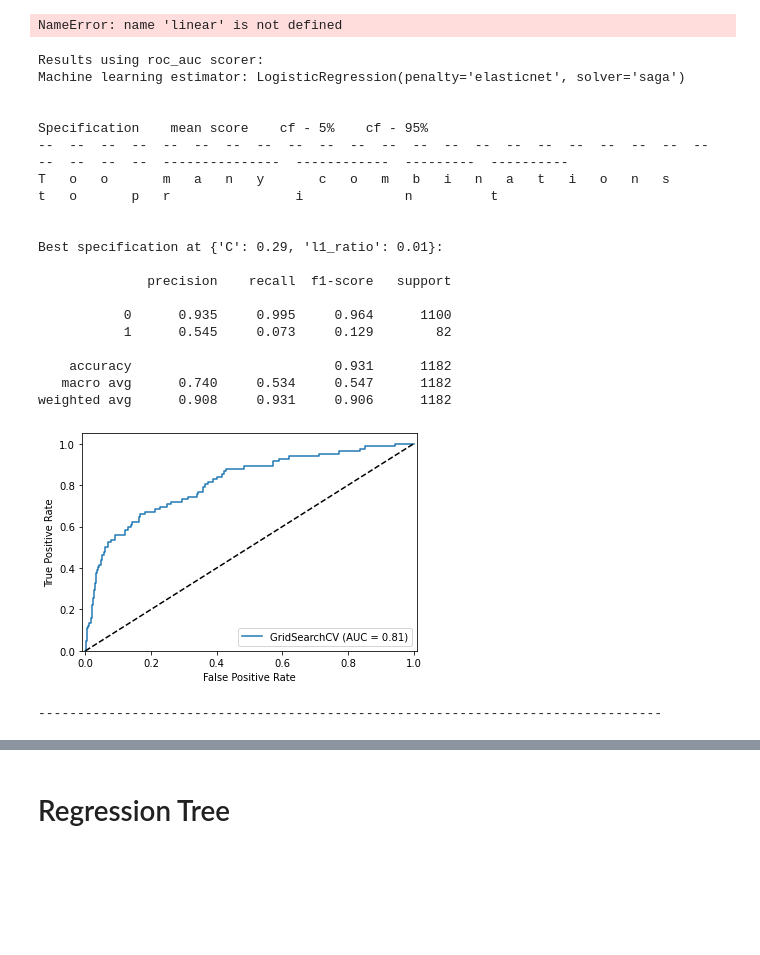
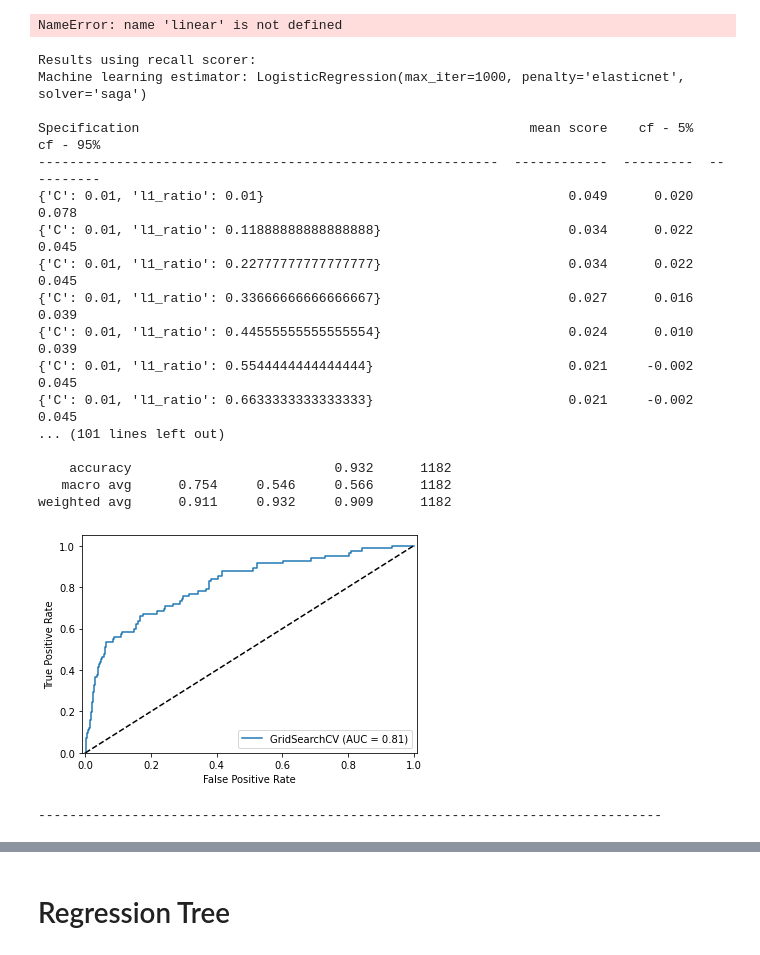
Before and after one commit to KarlTjensvoll/seminar_ml, a Jupyter notebook: code/python/karl_sandbox.ipynb, the cells around one changed output, grey strips where cells are left out. Cells and saved outputs as stored; diff of their text form; code cells hidden in the pictures; blank space fills up the shorter version.

```diff
--- a/code/python/karl_sandbox.ipynb
+++ b/code/python/karl_sandbox.ipynb
@@ -56,7 +53,7 @@ Bankrupt                  79           3
 # Elastic net
 # %%
 # Load data set
-x_train, x_test, y_train, y_test = data_handler.load_data(5)
+x_train, x_test, y_train, y_test = data_handler.load_data(5, out_frame=False)
 # %%
 
 logit_elastic_net = linear.LogisticRegression(
@@ -108,36 +105,38 @@ def loop_over_scores(
         ml.grid_cv_report(grid_result, x_test, y_test)
         print('-'*80)
         print()
+    return grid_result
 # %%
 parameters = {
     'C': np.linspace(0.01, 0.99, 10), 'l1_ratio': np.linspace(0.01, 0.99, 10)
 }
 logit_elastic_net = linear.LogisticRegression(
     penalty='elasticnet',
     solver='saga',
-    max_iter=100
+    max_iter=1000
 )
-scorer_list = ['recall', 'roc_auc', 'accuracy']
-scorer_list = ['roc_auc']
-loop_over_scores(logit_elastic_net, parameters, x_train, y_train, scorer_list)
+# scorer_list = ['recall', 'roc_auc', 'accuracy']
+# Precision measures how accurate our positive predictions are
+# Recall measures what fraction of the positives we manage to identify.
+scorer_list = ['recall']
+grid_result = loop_over_scores(logit_elastic_net, parameters, x_train, y_train, scorer_list)
 # %% [output]
-Results using roc_auc scorer:
-Machine learning estimator: LogisticRegression(penalty='elasticnet', solver='saga')
+Results using recall scorer:
+Machine learning estimator: LogisticRegression(max_iter=1000, penalty='elasticnet', solver='saga')
 
-                                                                                                        Specification    mean score    cf - 5%    cf - 95%
---  --  --  --  --  --  --  --  --  --  --  --  --  --  --  --  --  --  --  --  --  --  --  --  --  --  ---------------  ------------  ---------  ----------
-T   o   o       m   a   n   y       c   o   m   b   i   n   a   t   i   o   n   s       t   o       p   r                i             n          t
+Specification                                                  mean score    cf - 5%    cf - 95%
+-----------------------------------------------------------  ------------  ---------  ----------
+{'C': 0.01, 'l1_ratio': 0.01}                                       0.049      0.020       0.078
+{'C': 0.01, 'l1_ratio': 0.11888888888888888}                        0.034      0.022       0.045
+{'C': 0.01, 'l1_ratio': 0.22777777777777777}                        0.034      0.022       0.045
+{'C': 0.01, 'l1_ratio': 0.33666666666666667}                        0.027      0.016       0.039
+{'C': 0.01, 'l1_ratio': 0.44555555555555554}                        0.024      0.010       0.039
+{'C': 0.01, 'l1_ratio': 0.5544444444444444}                         0.021     -0.002       0.045
+{'C': 0.01, 'l1_ratio': 0.6633333333333333}                         0.021     -0.002       0.045
+... (101 lines left out)
 
-
-Best specification at {'C': 0.29, 'l1_ratio': 0.01}:
-
-              precision    recall  f1-score   support
-
-           0      0.935     0.995     0.964      1100
-           1      0.545     0.073     0.129        82
-
-    accuracy                          0.931      1182
-   macro avg      0.740     0.534     0.547      1182
-weighted avg      0.908     0.931     0.906      1182
+    accuracy                          0.932      1182
+   macro avg      0.754     0.546     0.566      1182
+weighted avg      0.911     0.932     0.909      1182
-[figure, old version]
+[figure, new version]
 --------------------------------------------------------------------------------
```
Also changed, not shown: parts of 2 cells of this notebook, 1 other file.
